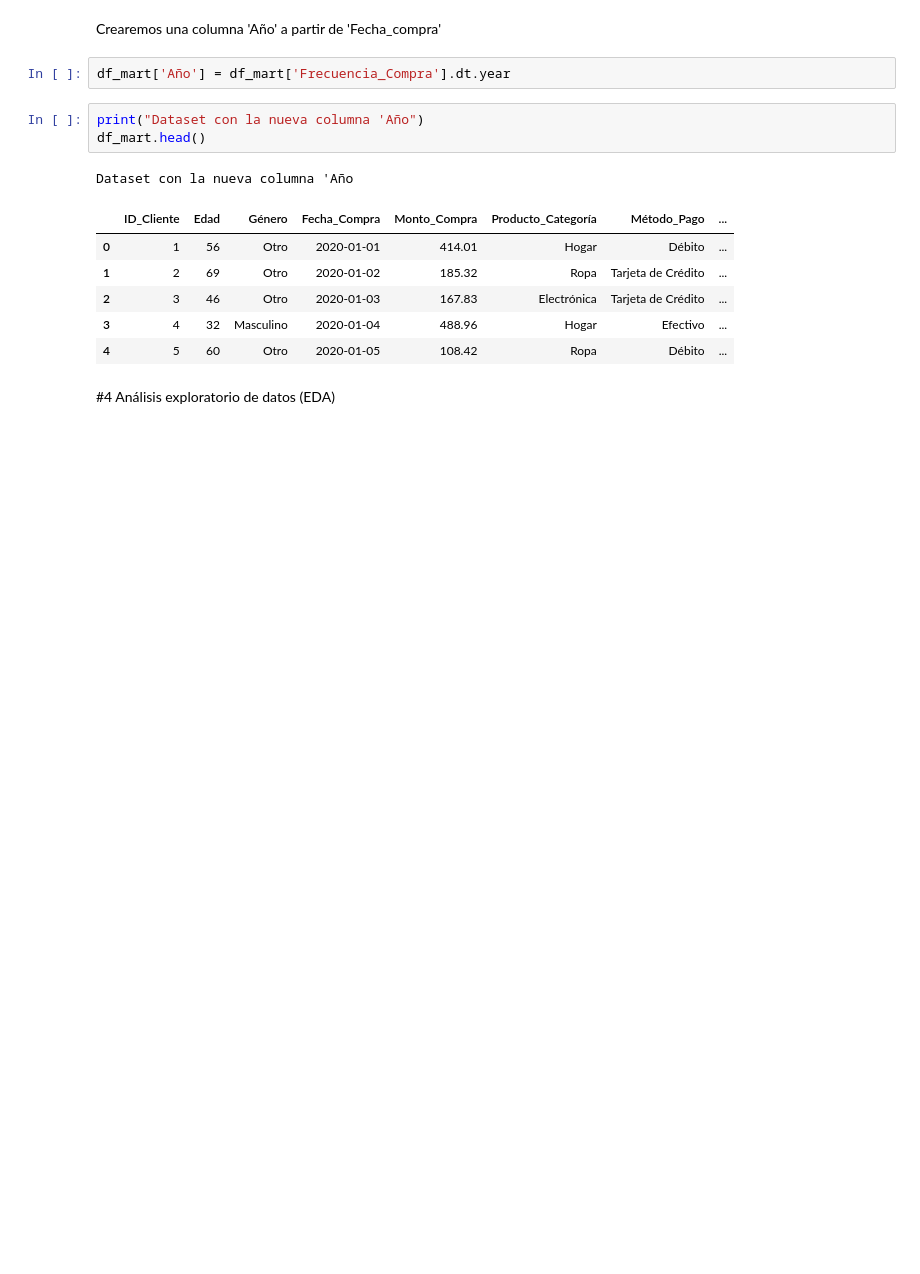
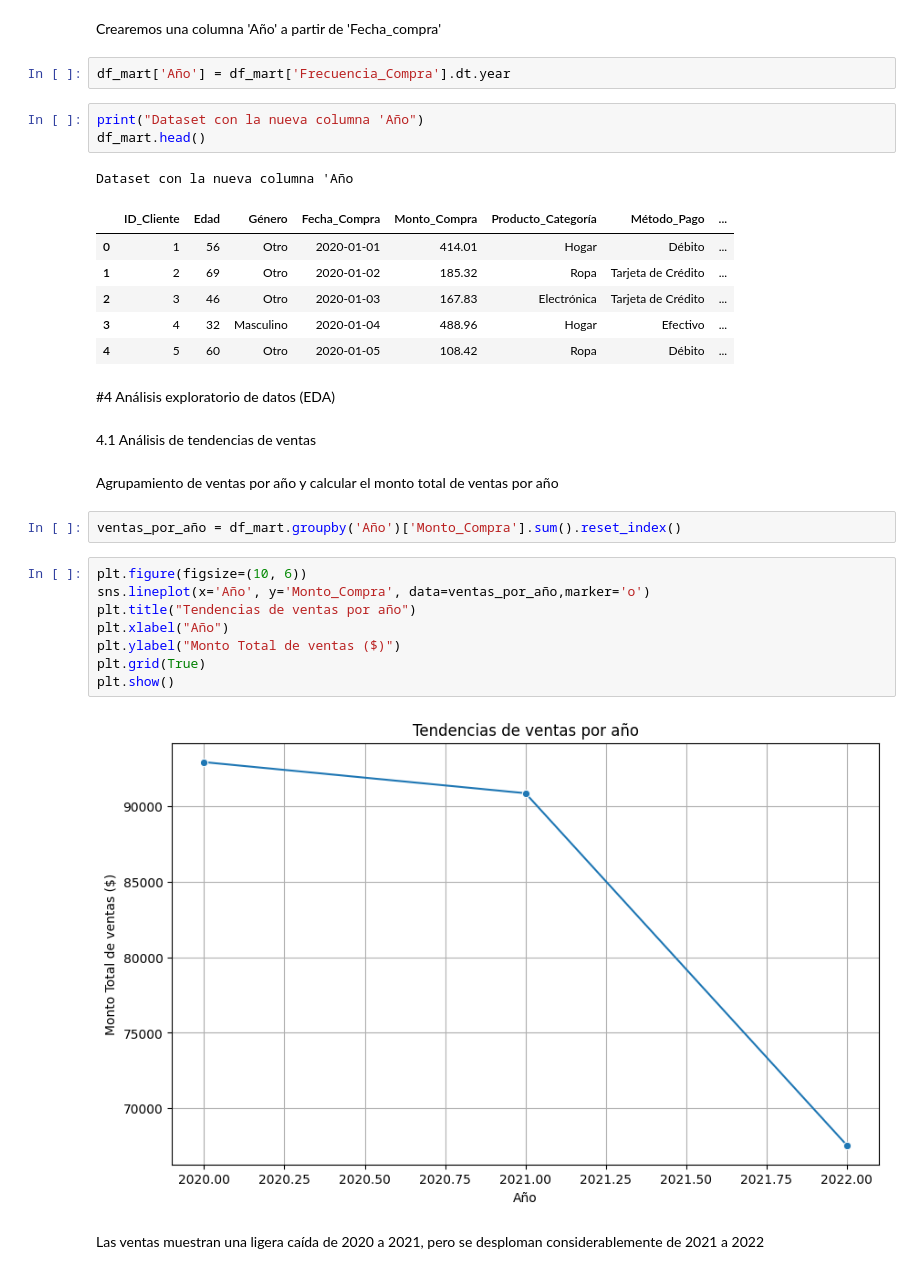
Before and after one commit to Ninigocancino/quickmart-analisis-de-ventas-y-perfil-de-clientes, a Jupyter notebook: Notebooks/quickmart_analisis.ipynb, the cells around one changed output. Saved outputs shown, nothing was run; the diff lists cells and outputs as text; blank space fills up the shorter version.

Commit message:
Se analizó la tendencia de las ventas

```diff
--- a/Notebooks/quickmart_analisis.ipynb
+++ b/Notebooks/quickmart_analisis.ipynb
@@ -170,3 +170,21 @@ Dataset con la nueva columna 'Año
 | 4 | 5 | 60 | Otro | 2020-01-05 | 108.42 | Ropa | Débito | ... |
 # %% [markdown]
 #4 Análisis exploratorio de datos (EDA)
+# %% [markdown]
+4.1 Análisis de tendencias de ventas
+# %% [markdown]
+Agrupamiento de ventas por año y calcular el monto total de ventas por año
+# %%
+ventas_por_año = df_mart.groupby('Año')['Monto_Compra'].sum().reset_index()
+# %%
+plt.figure(figsize=(10, 6))
+sns.lineplot(x='Año', y='Monto_Compra', data=ventas_por_año,marker='o')
+plt.title("Tendencias de ventas por año")
+plt.xlabel("Año")
+plt.ylabel("Monto Total de ventas ($)")
+plt.grid(True)
+plt.show()
+# %% [output]
+[figure, added]
+# %% [markdown]
+Las ventas muestran una ligera caída de 2020 a 2021, pero se desploman considerablemente de 2021 a 2022
```
